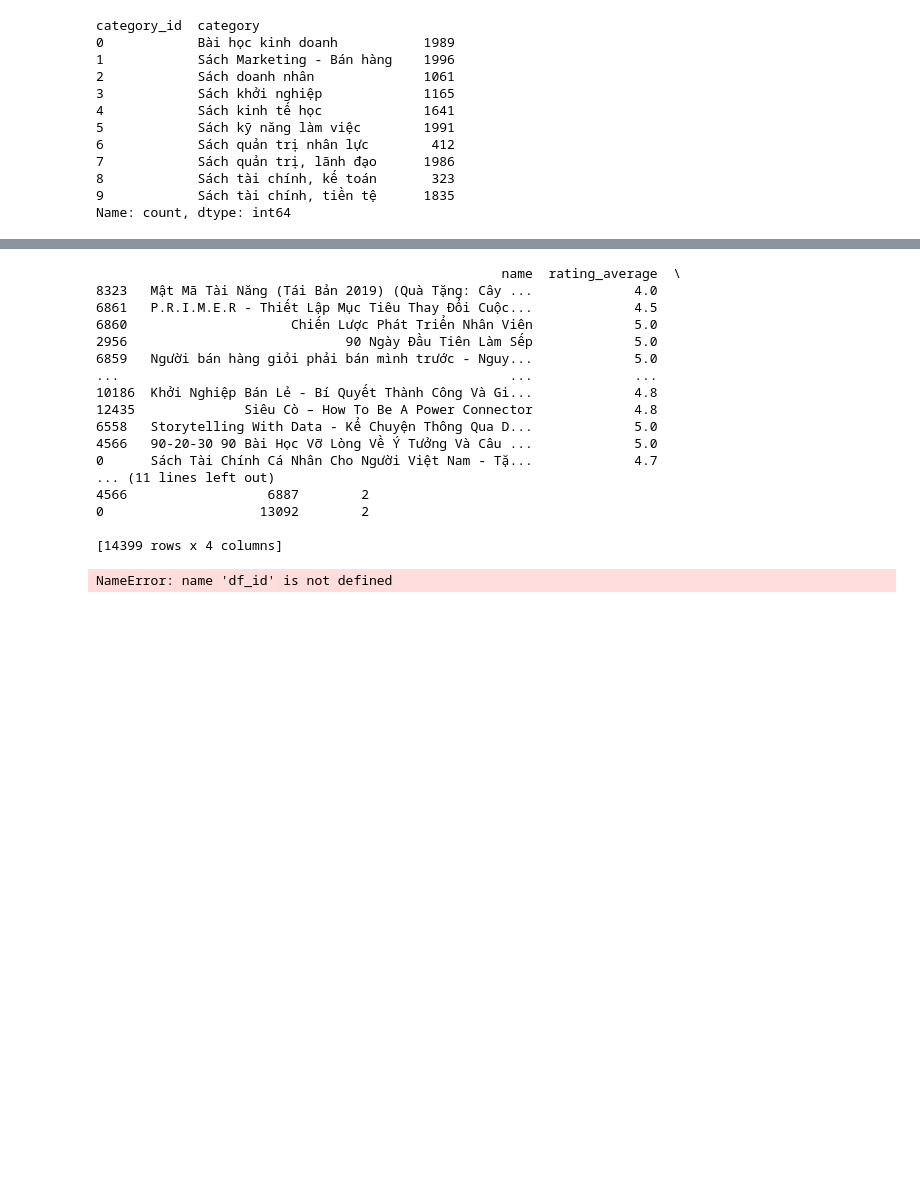
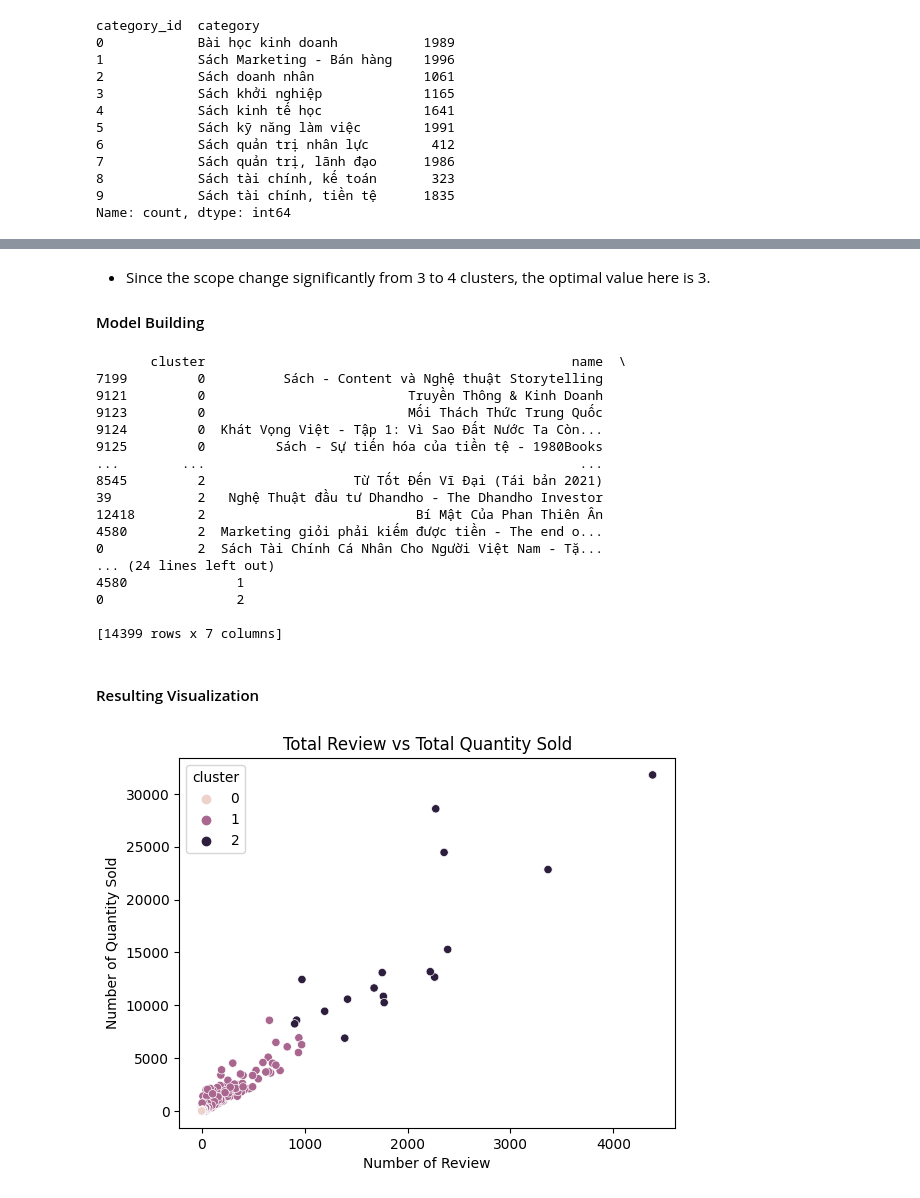
Before and after one commit to luongtien257/DataGeniusProject, a Jupyter notebook: ML_Model/ML_Model.ipynb, the cells around one changed output, grey strips where cells are left out. Saved outputs shown, nothing was run; the diff lists cells and outputs as text; code cells hidden in the pictures; blank space fills up the shorter version.

```diff
--- a/ML_Model/ML_Model.ipynb
+++ b/ML_Model/ML_Model.ipynb
@@ -254,39 +295,45 @@ plt.show()
+# %% [markdown]
+* Since the scope change significantly from 3 to 4 clusters, the optimal value here is 3.
+#### Model Building
 # %%
 # Get clusters
 true_km = 3
-model_km = KMeans(n_clusters = true_k, init = 'k-means++', max_iter = 600, n_init = 10)
+model_km = KMeans(n_clusters = true_km, init = 'k-means++', max_iter = 600, n_init = 10)
 model_km.fit(x_cl_rescale)
 
 # Get prediction/ labels
 labels = model_km.labels_
-book_popular = pd.DataFrame(list(zip(df['name'], df['rating_average'],
-                                     df['review_count'], df['quantity_sold_count'], labels)),
-                            columns = ['name','rating_average', 'review_count', 'quantity_sold_count', 'cluster'])
+book_popular = pd.DataFrame(list(zip(labels, df['name'], df['existed_day_count'], df['rating_average'], df['review_count'],
+                                     df['quantity_sold_count'], df['seller_count'])),
+                            columns = ['cluster', 'name','existed_day_count', 'rating_average', 'review_count',
+                                       'quantity_sold_count', 'seller_count'])
 print(book_popular.sort_values(by = ['cluster']))
 # %% [output]
-                                                    name  rating_average  \
-8323   Mật Mã Tài Năng (Tái Bản 2019) (Quà Tặng: Cây ...             4.0
-6861   P.R.I.M.E.R - Thiết Lập Mục Tiêu Thay Đổi Cuộc...             4.5
-6860                     Chiến Lược Phát Triển Nhân Viên             5.0
-2956                            90 Ngày Đầu Tiên Làm Sếp             5.0
-6859   Người bán hàng giỏi phải bán mình trước - Nguy...             5.0
-...                                                  ...             ...
-10186  Khởi Nghiệp Bán Lẻ - Bí Quyết Thành Công Và Gi...             4.8
-12435              Siêu Cò – How To Be A Power Connector             4.8
-6558   Storytelling With Data - Kể Chuyện Thông Qua D...             5.0
-4566   90-20-30 90 Bài Học Vỡ Lòng Về Ý Tưởng Và Câu ...             5.0
-0      Sách Tài Chính Cá Nhân Cho Người Việt Nam - Tặ...             4.7
-... (11 lines left out)
-4566                  6887        2
-0                    13092        2
+       cluster                                               name  \
+7199         0          Sách - Content và Nghệ thuật Storytelling
+9121         0                          Truyền Thông & Kinh Doanh
+9123         0                          Mối Thách Thức Trung Quốc
+9124         0  Khát Vọng Việt - Tập 1: Vì Sao Đất Nước Ta Còn...
+9125         0         Sách - Sự tiến hóa của tiền tệ - 1980Books
+...        ...                                                ...
+8545         2                   Từ Tốt Đến Vĩ Đại (Tái bản 2021)
+39           2   Nghệ Thuật đầu tư Dhandho - The Dhandho Investor
+12418        2                           Bí Mật Của Phan Thiên Ân
+4580         2  Marketing giỏi phải kiếm được tiền - The end o...
+0            2  Sách Tài Chính Cá Nhân Cho Người Việt Nam - Tặ...
+... (24 lines left out)
+4580              1
+0                 2
 
-[14399 rows x 4 columns]
+[14399 rows x 7 columns]
-# %%
-ax = book_popular.plot(kind = 'scatter', x = 'quantity_sold_count', y = 'price_kvnd', color = 'darkblue', zorder = 3)
-ax.grid(zorder = 0)
-plt.xlabel('Original Price (x 1000 VND)')
-plt.ylabel('Current Price (x 1000 VND)')
-plt.title('Original Price vs Current Price')
-plt.show()
-# %% [output]
-NameError: name 'df_id' is not defined
+# %% [markdown]
+#### Resulting Visualization
+# %%
+# Show the result
+sns.scatterplot(data = book_popular, x = 'review_count', y = 'quantity_sold_count', hue = 'cluster')
+plt.xlabel('Number of Review')
+plt.ylabel('Number of Quantity Sold')
+plt.title('Total Review vs Total Quantity Sold')
+plt.show()
+# %% [output]
+[figure, added]
```
Also changed, not shown: parts of 26 cells of this notebook, 1 other file.
